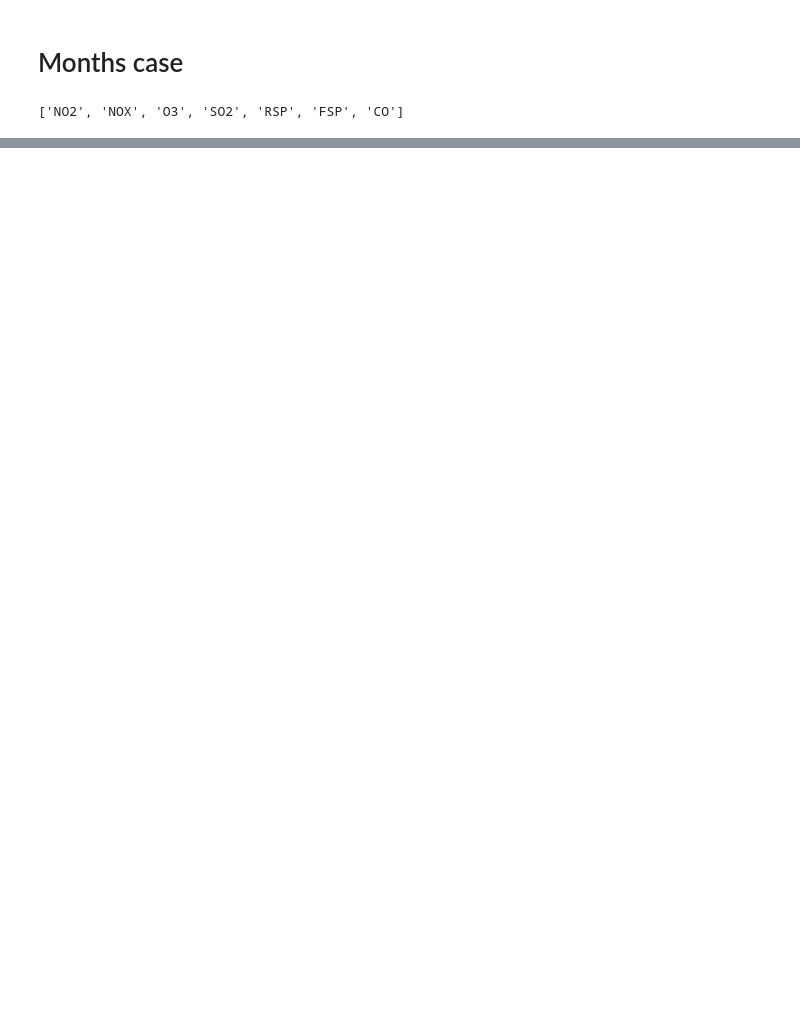
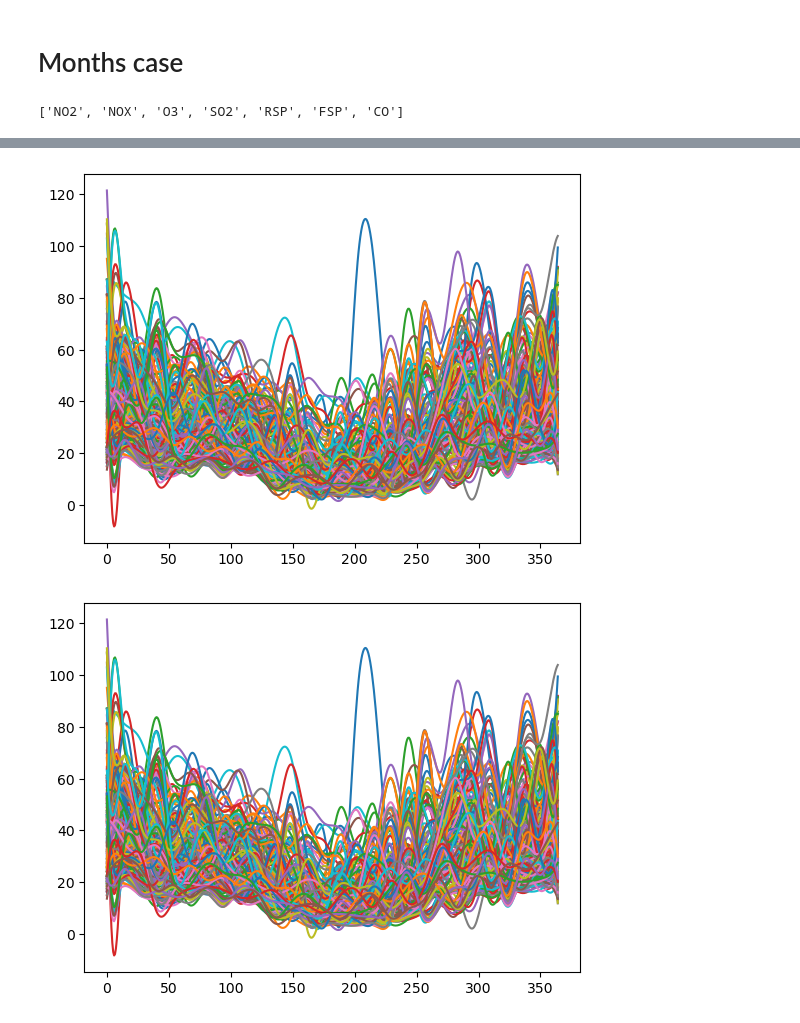
Before and after one commit to texsmv/airq_tool, a Jupyter notebook: ontario_projections_months.ipynb, the cells around one changed output, grey strips where cells are left out. Drawn from its saved outputs; the diff is of its cells as text; code cells hidden in the pictures; blank space fills up the shorter version.

```diff
--- a/ontario_projections_months.ipynb
+++ b/ontario_projections_months.ipynb
@@ -114,0 +159,5 @@ windows, dates, station_ids, stations = commonWindows(windows_map, pollutans, da
+# %%
+# dataset['data']
+
+t = np.arange(X.shape[1])
+fd = skfda.FDataGrid(X, t)
@@ -114,0 +188,9 @@ windows, dates, station_ids, stations = commonWindows(windows_map, pollutans, da
+# %%
+# fd_basis = fd.to_basis(basis.BSplineBasis(n_basis=30))
+fd_basis = fd.to_basis(basis.BSplineBasis(n_basis=30))
+# fd_basis = fd.to_basis(basis.FourierBasis(n_basis=10))
+
+fd_basis.plot()
+# %% [output]
+[figure, added]
+[figure, added]
```
Also changed, not shown: parts of 19 cells of this notebook, 1 other file.
